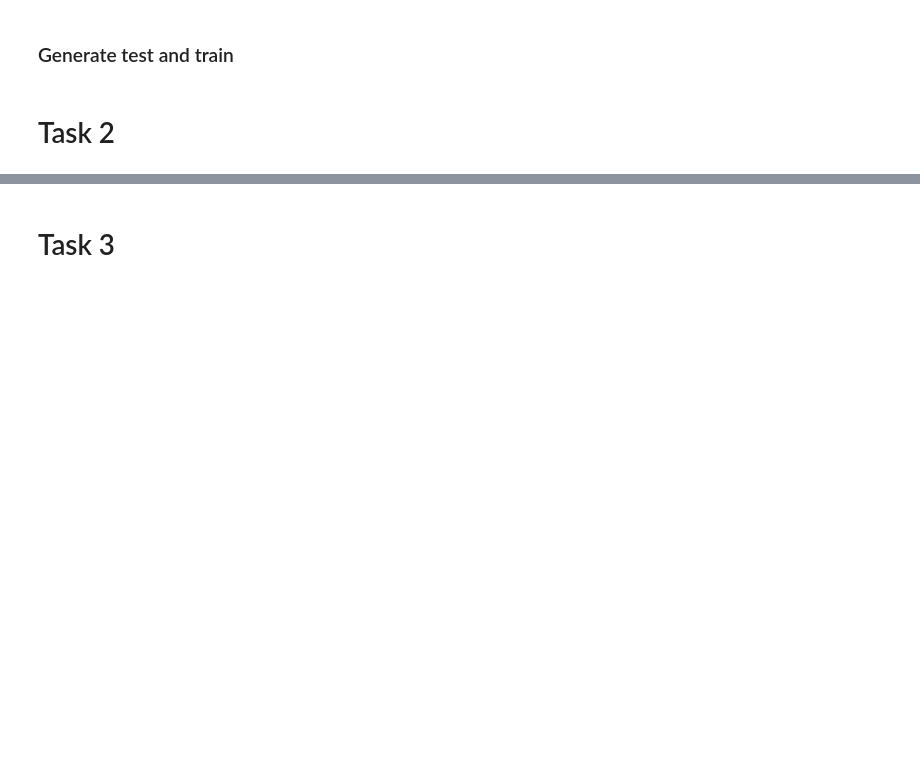
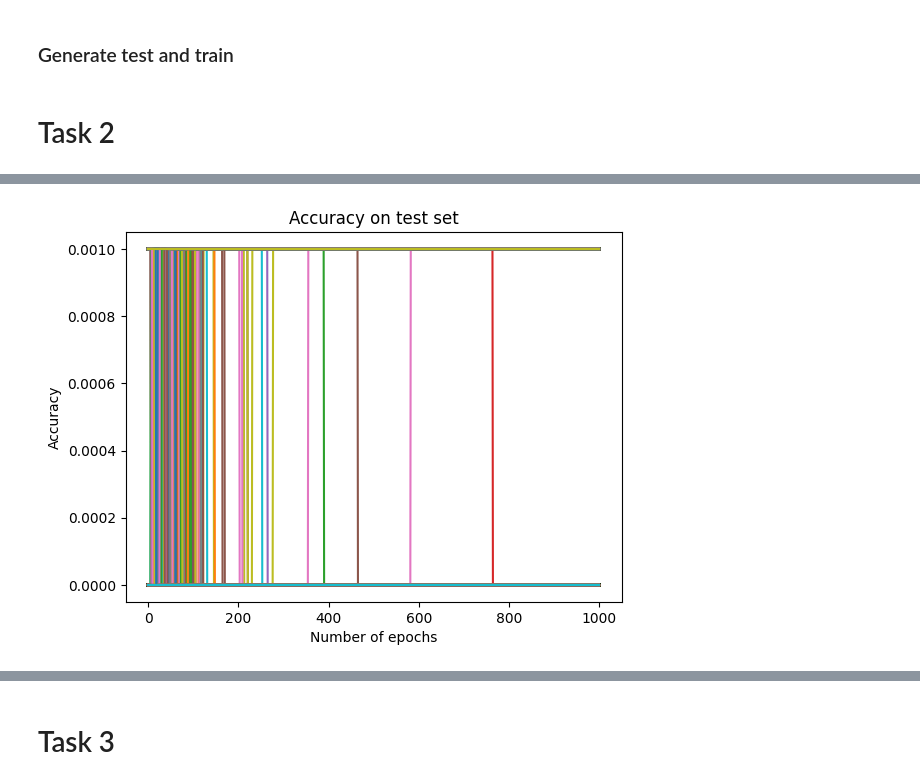
Before and after one commit to nizwant/adv_ml_labs, a Jupyter notebook: exam.ipynb, the cells around one changed output, grey strips where cells are left out. Saved outputs shown, nothing was run; the diff lists cells and outputs as text; code cells hidden in the pictures; blank space fills up the shorter version.

```diff
--- a/exam.ipynb
+++ b/exam.ipynb
@@ -166,0 +176,8 @@ Initial solution: [0. 0. 0. 0. 0. 0. 0. 0. 0. 0.]
+# %%
+plt.plot(accuracy_test, label="Test")
+plt.xlabel("Number of epochs")
+plt.ylabel("Accuracy")
+plt.title("Accuracy on test set")
+plt.show()
+# %% [output]
+[figure, added]
```
Also changed, not shown: parts of 8 cells of this notebook.
